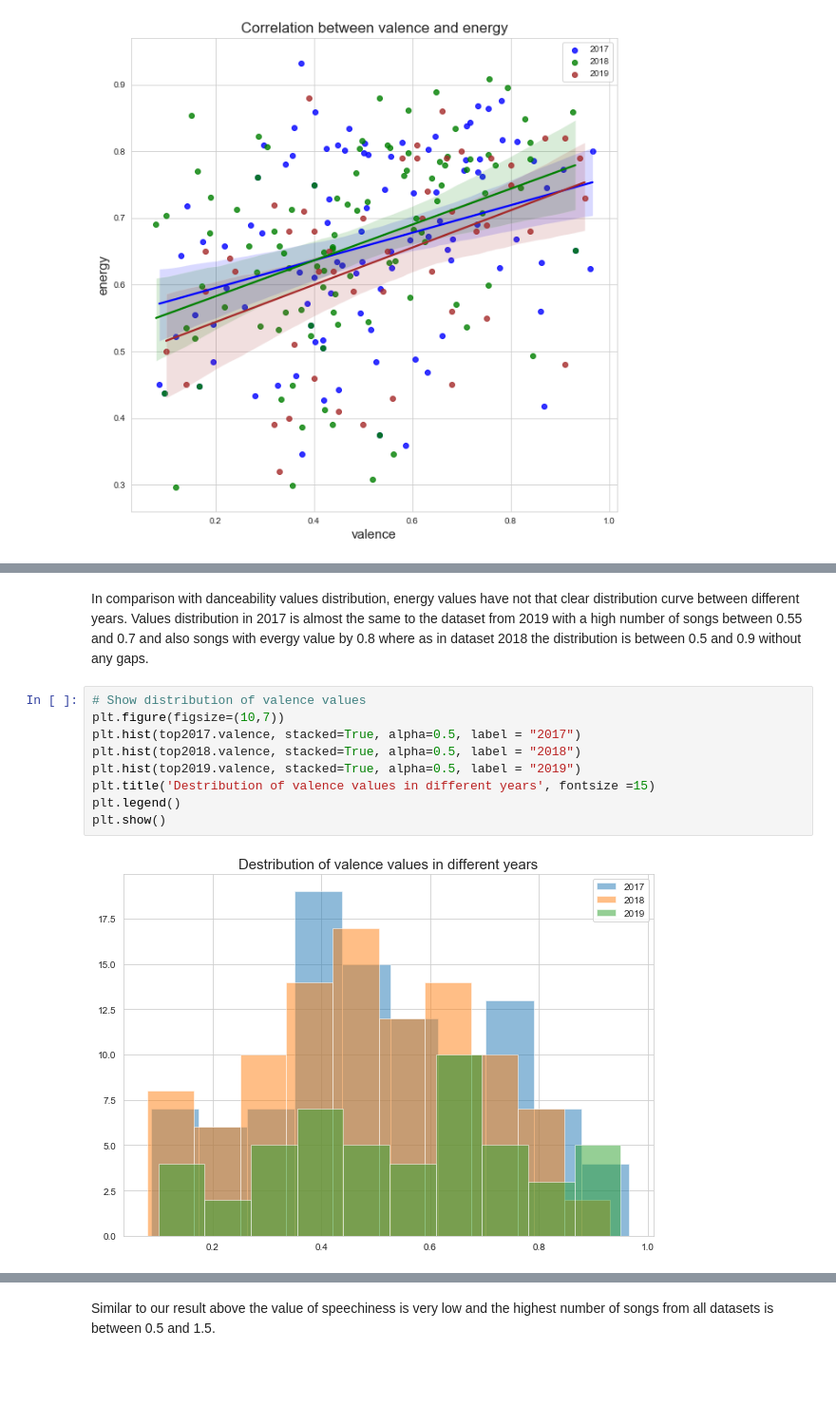
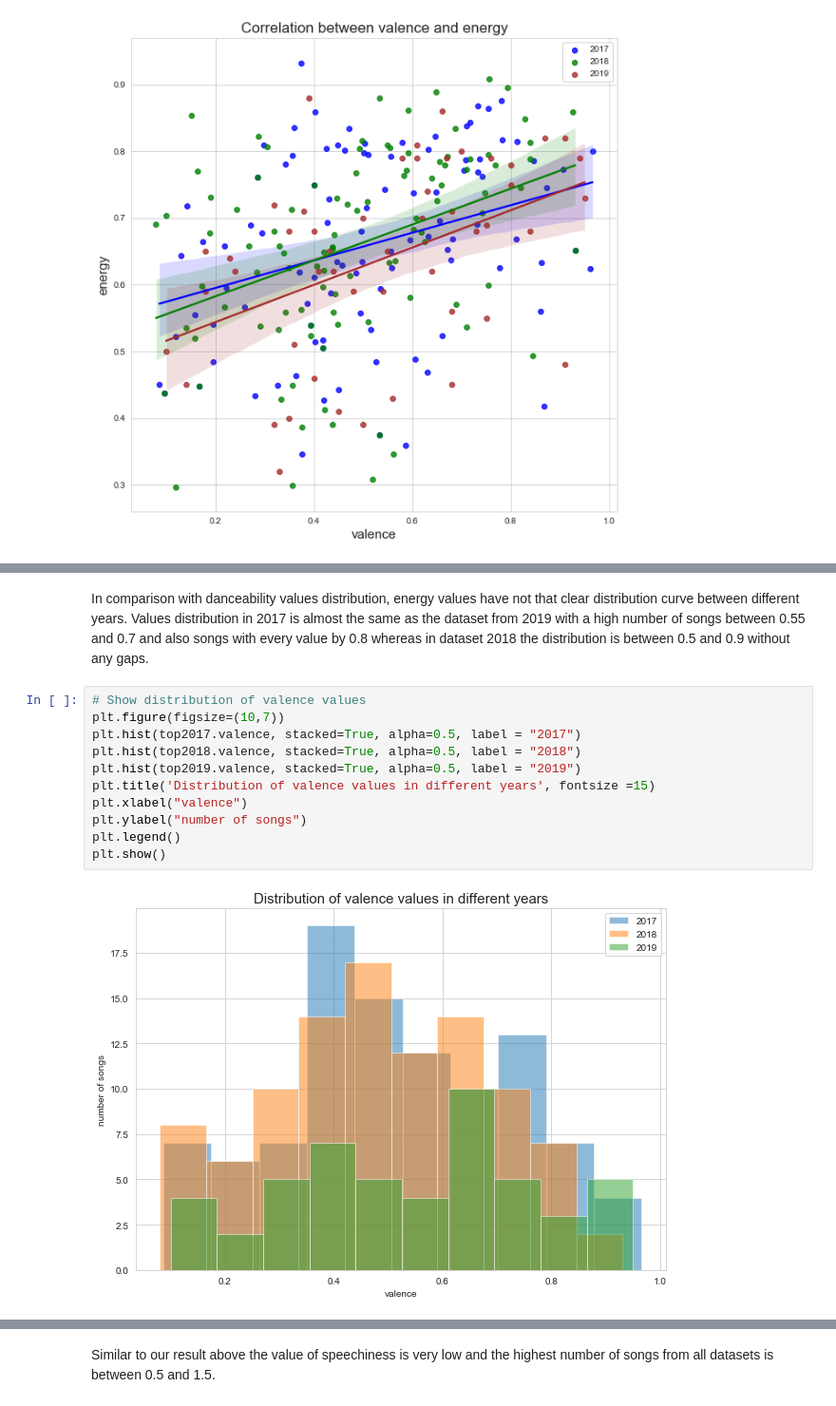
Before and after one commit to fneitzel/DataAnalysisOnMusicPreferences, a Jupyter notebook: exploration/comparison_top_songs_from_2017_18_19.ipynb, the cells around one changed output, grey strips where cells are left out. Shown at 95% size. Cells and saved outputs as stored; diff of their text form; blank space fills up the shorter version.

```diff
--- a/exploration/comparison_top_songs_from_2017_18_19.ipynb
+++ b/exploration/comparison_top_songs_from_2017_18_19.ipynb
@@ -531,14 +401,16 @@ plt.show()
 # %% [markdown]
-In comparison with danceability values distribution, energy values have not that clear distribution curve between different years. Values distribution in 2017 is almost the same to the dataset from 2019 with a high number of songs between 0.55 and 0.7 and also songs with evergy value by 0.8 where as in dataset 2018 the distribution is between 0.5 and 0.9 without any gaps.
+In comparison with danceability values distribution, energy values have not that clear distribution curve between different years. Values distribution in 2017 is almost the same as the dataset from 2019 with a high number of songs between 0.55 and 0.7 and also songs with every value by 0.8 whereas in dataset 2018 the distribution is between 0.5 and 0.9 without any gaps.
 # %%
 # Show distribution of valence values
 plt.figure(figsize=(10,7))
 plt.hist(top2017.valence, stacked=True, alpha=0.5, label = "2017")
 plt.hist(top2018.valence, stacked=True, alpha=0.5, label = "2018")
 plt.hist(top2019.valence, stacked=True, alpha=0.5, label = "2019")
-plt.title('Destribution of valence values in different years', fontsize =15)
+plt.title('Distribution of valence values in different years', fontsize =15)
+plt.xlabel("valence")
+plt.ylabel("number of songs")
 plt.legend()
 plt.show()
 # %% [output]
-[figure, old version]
+[figure, new version]
 # %% [markdown]
```
Also changed, not shown: parts of 35 cells of this notebook.
